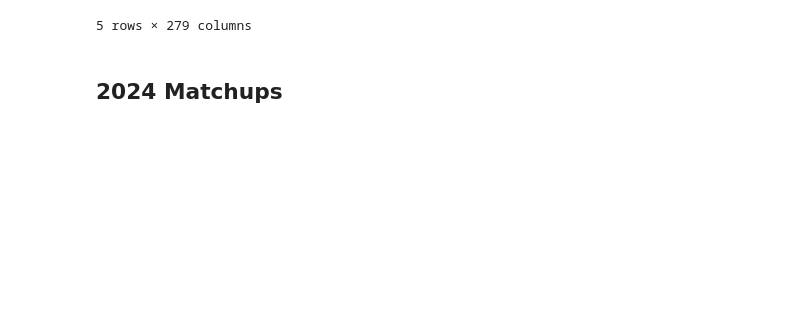
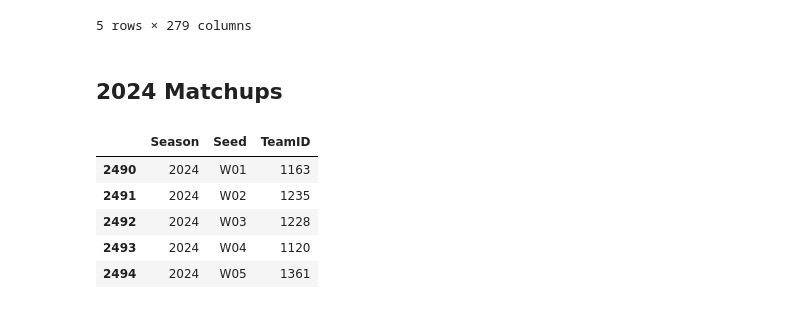
Before and after one commit to dylanfarrell/march-madness-bracket-prediction, a Jupyter notebook: modeling/create_model_data.ipynb, the cells around one changed output. Drawn from its saved outputs; the diff is of its cells as text; code cells hidden in the pictures; blank space fills up the shorter version.

```diff
--- a/modeling/create_model_data.ipynb
+++ b/modeling/create_model_data.ipynb
@@ -141,0 +144,9 @@ seeds = pd.read_csv("../data/2024/kaggle_data/MNCAATourneySeeds.csv")
+# %%
+curr.head()
+# %% [output]
+|  | Season | Seed | TeamID |
+| 2490 | 2024 | W01 | 1163 |
+| 2491 | 2024 | W02 | 1235 |
+| 2492 | 2024 | W03 | 1228 |
+| 2493 | 2024 | W04 | 1120 |
+| 2494 | 2024 | W05 | 1361 |
```
Also changed, not shown: parts of 13 cells of this notebook, 1 other file.
